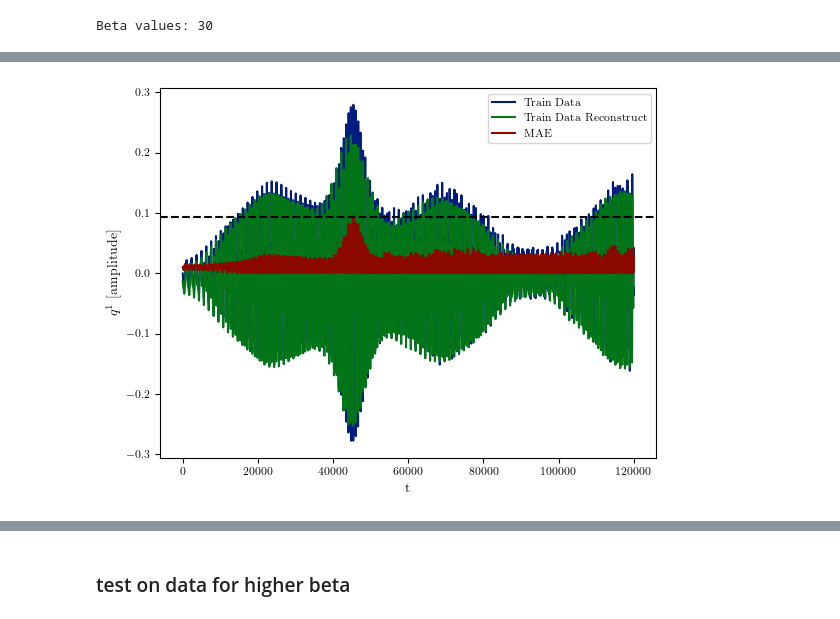
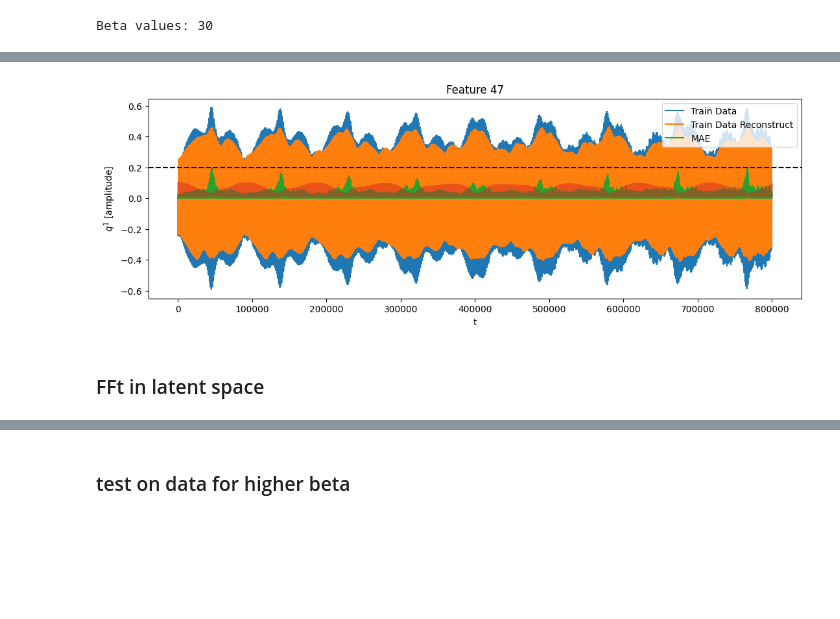
Before and after one commit to aleromualdi/FPU-Integrator, a Jupyter notebook: notebooks/04_transition_to_equipartition.ipynb, the cells around one changed output, grey strips where cells are left out. Cells and saved outputs as stored; diff of their text form; code cells hidden in the pictures; blank space fills up the shorter version.

```diff
--- a/notebooks/04_transition_to_equipartition.ipynb
+++ b/notebooks/04_transition_to_equipartition.ipynb
@@ -94,0 +72,10 @@ Epoch 30/30
+# %%
+from src.utils import temporalize_data
+
+data_train = load_data(DATA_DIR, 0.5)
+
+timesteps = 5
+n_portion = 800000
+
+X_train_portion = data_train.data_matrix[:n_portion]
+X_train = temporalize_data(X_train_portion, timesteps)
@@ -94,0 +180,5 @@ Epoch 30/30
+# %%
+from src.models import autoencoder_model
+
+model = autoencoder_model(timesteps)
+model.fit(X_train, X_train, epochs=3, batch_size=64, verbose=True)
@@ -103,8 +208,8 @@ X_train_enc = encoder_model.predict(X_train)
 # %%
-# compute max reconstruction error on train set (times range within which no equipartition obserrved, so still in the toroid manifold)
+# compute max reconstruction error on train set (times range within which no equipartition observed, so still in the toroid manifold)
 
 X_train_pred = model.predict(X_train)
-train_mae_loss = np.mean(np.abs(X_train_pred - X), axis=1)
+train_mae_loss = np.mean(np.abs(X_train_pred - X_train), axis=1)
 
 thresholds_train = []
 for feature_idx in range(train_mae_loss.shape[1]):
@@ -113,5 +218,8 @@ for feature_idx in range(train_mae_loss.shape[1]):
     thresholds_train.append(feature_threshold)
 
 max_thresholds_train = max(thresholds_train)
-np.round(max_thresholds_train, 3), print(np.argmax(thresholds_train))
+
+idx_feature_max_err = (np.argmax(thresholds_train))
+
+print(f'Max threshold erorr train: {np.round(max_thresholds_train, 3)}, found at trajectory feature {idx_feature_max_err}')
 # %% [output]
@@ -121,21 +228,21 @@ np.round(max_thresholds_train, 3), print(np.argmax(thresholds_train))
 # %%
 # visualise reconstruction error train. Note I visualise for a specific feature, being the one for which error is max
 
-feature_list = np.arange(1, 66)
+plt.figure(figsize=(13, 4))
 
-feature_idx = 63
+limit = 1000000
 
-limit = 1000000000
-plt.figure()
+plt.plot(X_train[:limit, 0, idx_feature_max_err], label='Train Data')
+plt.plot(X_train_pred[:limit,0,idx_feature_max_err], label='Train Data Reconstruct')
+plt.plot(train_mae_loss[:limit, idx_feature_max_err], label='MAE')
+plt.axhline(max_thresholds_train, color='k', linestyle='--')
 
-plt.plot(X_train[:limit, 0, feature_idx], label='Train Data')
-plt.plot(X_train_pred[:limit,0,feature_idx], label='Train Data Reconstruct')
-plt.plot(train_mae_loss[:limit, feature_idx], label='MAE')
-plt.axhline(max_thresholds_train, color='k', linestyle='--')
+plt.plot(distances_train[:limit] / 100, alpha=0.5)
 
 plt.xlabel('t')
 plt.ylabel('$q^{1}$ [amplitude]')
 plt.legend(loc='upper right')
+plt.title(f"Feature {idx_feature_max_err}")
 plt.show()
 # %% [output]
-[figure, old version]
+[figure, new version]
@@ -141,0 +267,2 @@ plt.show()
+# %% [markdown]
+### FFt in latent space
```
Also changed, not shown: parts of 36 cells of this notebook.
